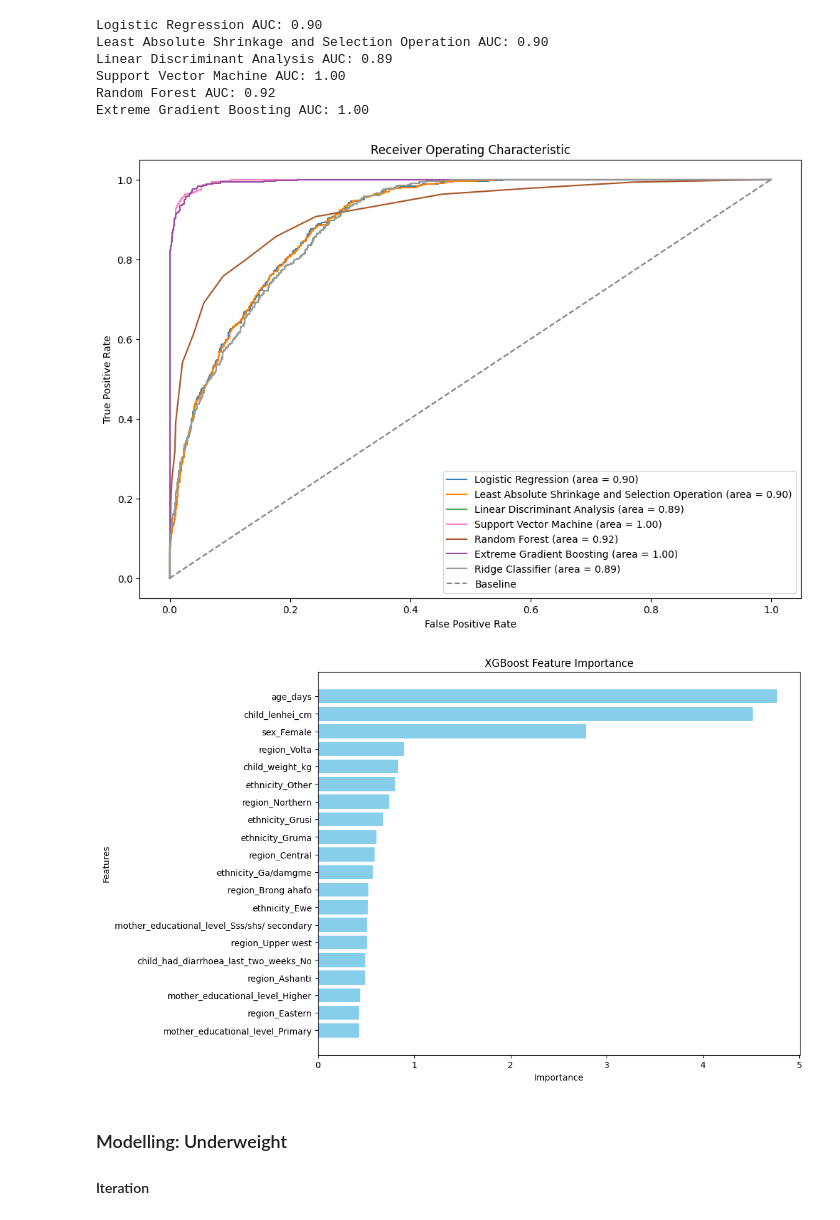
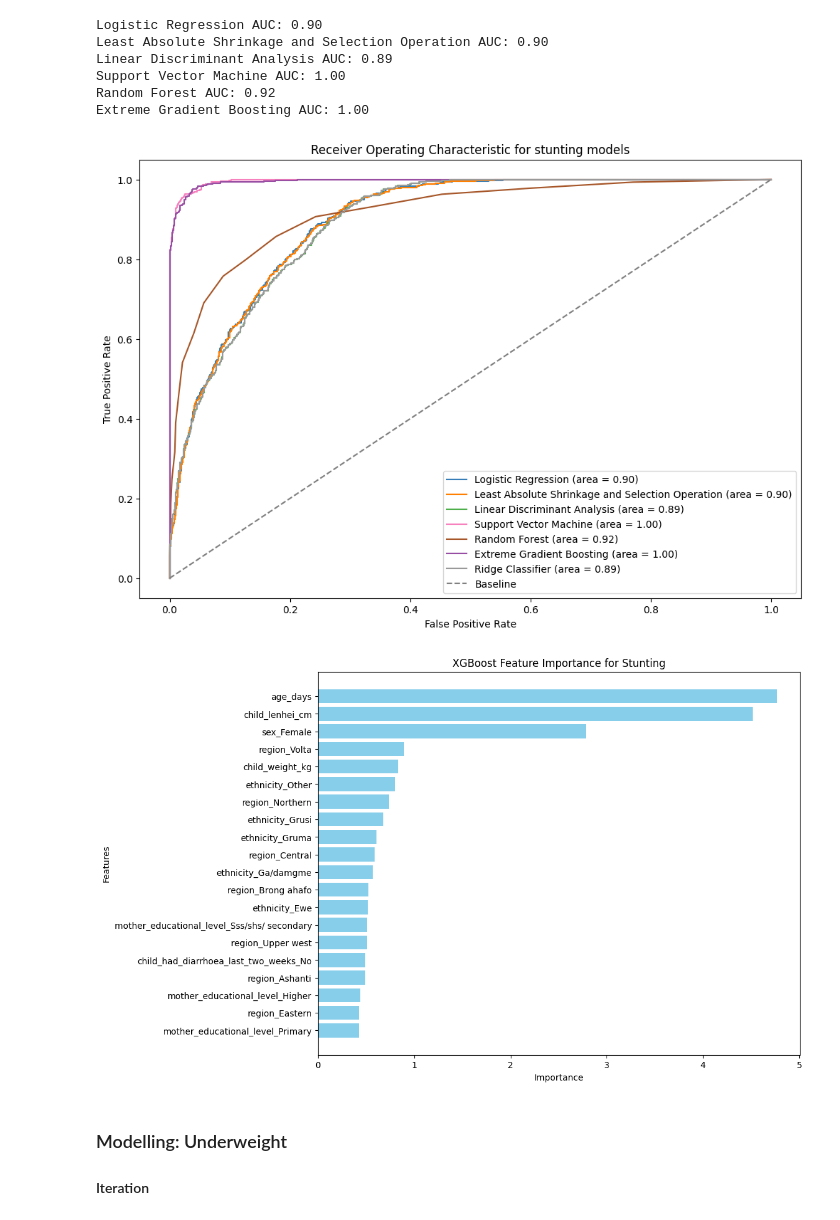
Before and after one commit to KomlaRD/machine_learning_dhs, a Jupyter notebook: ml_undernutrition.ipynb, the cells around one changed output. Saved outputs shown, nothing was run; the diff lists cells and outputs as text; code cells hidden in the pictures.

```diff
--- a/ml_undernutrition.ipynb
+++ b/ml_undernutrition.ipynb
@@ -842,27 +840,27 @@ roc_auc_ridge = auc(fpr_ridge, tpr_ridge)
 # %%
 plt.figure(figsize=(12, 8))
 
 # Existing model curves
 colors = ['#377eb8', '#ff7f00', '#4daf4a', '#f781bf',
           '#a65628', '#984ea3']
 for fpr, tpr, roc_auc, color, name in zip(fprs, tprs, aucs, colors, model_names):
     plt.plot(fpr, tpr, color=color, label=f'{name} (area = {roc_auc:.2f})')
 
 # Add RidgeClassifier's ROC curve
 plt.plot(fpr_ridge, tpr_ridge, color='#999999',
          label=f'Ridge Classifier (area = {roc_auc_ridge:.2f})')
 
 # Plot Base Rate ROC
 plt.plot([0, 1], [0, 1], linestyle='--', color='gray', label='Baseline')
 
 # Additional plot formatting
 plt.xlabel('False Positive Rate')
 plt.ylabel('True Positive Rate')
-plt.title('Receiver Operating Characteristic')
+plt.title('Receiver Operating Characteristic for stunting models')
 plt.legend(loc='lower right')
 plt.show()
 # %% [output]
-[figure, old version]
+[figure, new version]
 # %%
 # Get feature importance
 booster = xgb.named_steps["xgbclassifier"].get_booster()
@@ -897,12 +895,12 @@ plt.gca().invert_yaxis()
 # Add labels and title
 plt.xlabel('Importance')
 plt.ylabel('Features')
-plt.title('XGBoost Feature Importance')
+plt.title('XGBoost Feature Importance for Stunting')
 
 # Show plot
 plt.show()
 # %% [output]
-[figure, old version]
+[figure, new version]
 # %% [markdown]
 ### Modelling: Underweight
 
```
Also changed, not shown: parts of 11 cells of this notebook.
